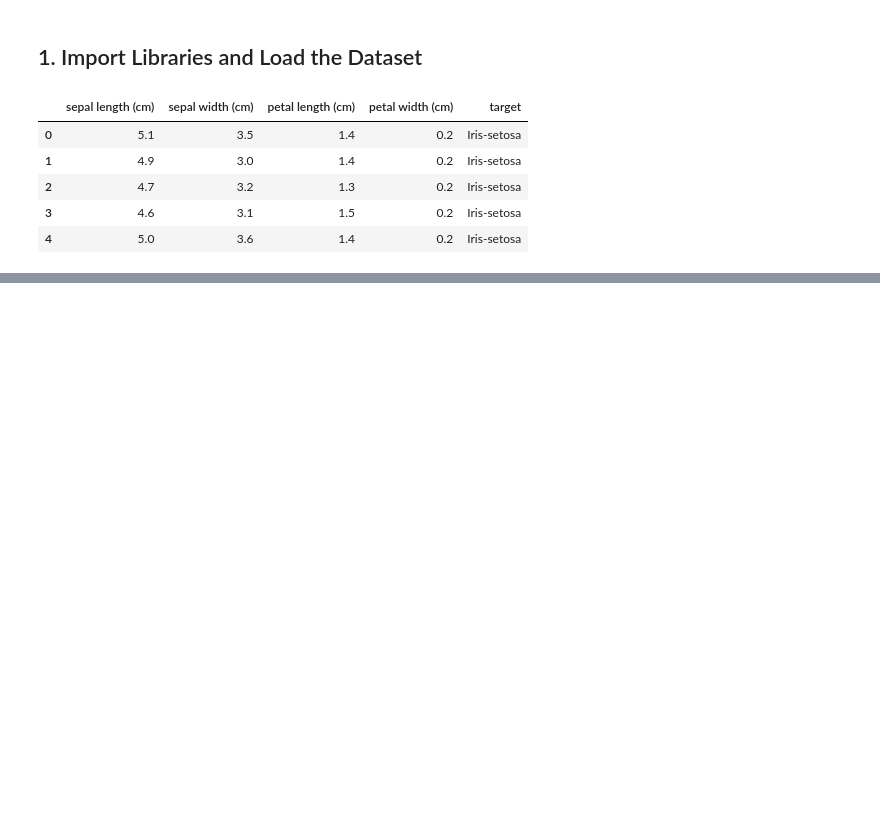
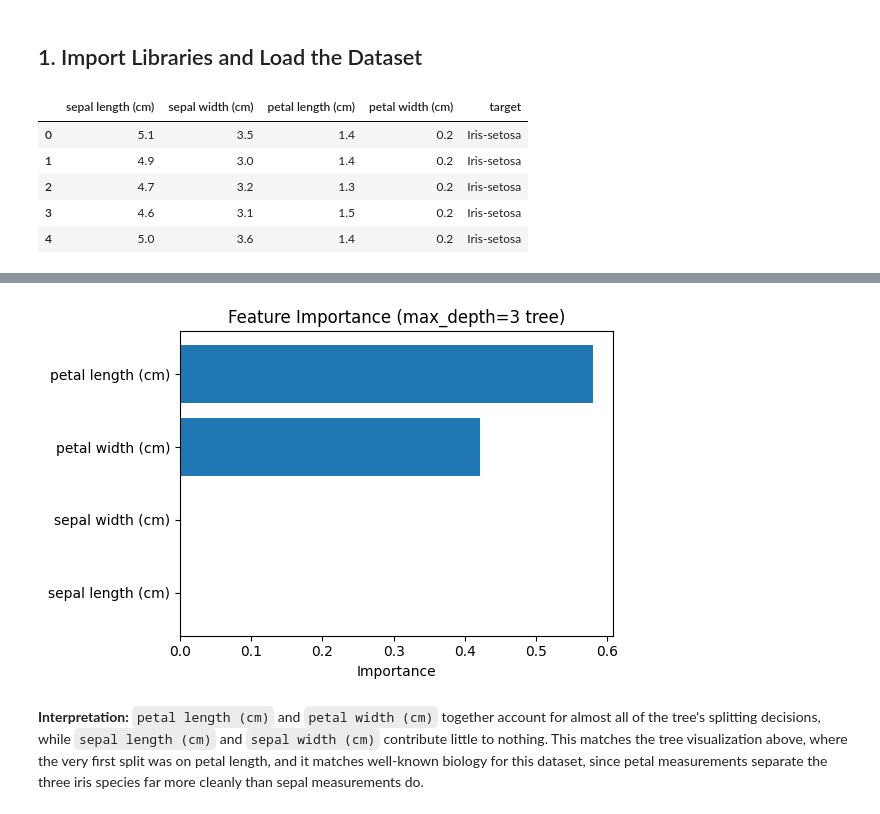
Before and after one commit to machew-b/Veda-Technology-Internship, a Jupyter notebook: day-28/decision_tree_classifier.ipynb, the cells around one changed output, grey strips where cells are left out. Drawn from its saved outputs; the diff is of its cells as text; code cells hidden in the pictures; blank space fills up the shorter version.

```diff
--- a/day-28/decision_tree_classifier.ipynb
+++ b/day-28/decision_tree_classifier.ipynb
@@ -205,0 +170,7 @@ The depth comparison shows how tree complexity changes the model's training and
+# %%
+feature_importance = pd.DataFrame({
+    "feature": X.columns,
+    "importance": tree_model.feature_importances_
+}).sort_values("importance", ascending=False)
+
+feature_importance
@@ -205,0 +183,16 @@ The depth comparison shows how tree complexity changes the model's training and
+# %%
+plt.figure(figsize=(6, 4))
+plt.barh(feature_importance["feature"], feature_importance["importance"])
+plt.xlabel("Importance")
+plt.title("Feature Importance (max_depth=3 tree)")
+plt.gca().invert_yaxis()
+plt.tight_layout()
+plt.show()
+# %% [output]
+[figure, added]
+# %% [markdown]
+**Interpretation:** `petal length (cm)` and `petal width (cm)` together account for
+almost all of the tree's splitting decisions, while `sepal length (cm)` and `sepal width (cm)`
+contribute little to nothing. This matches the tree visualization above, where the very first
+split was on petal length, and it matches well-known biology for this dataset, since petal
+measurements separate the three iris species far more cleanly than sepal measurements do.
```
Also changed, not shown: parts of 29 cells of this notebook, 1 other file.
